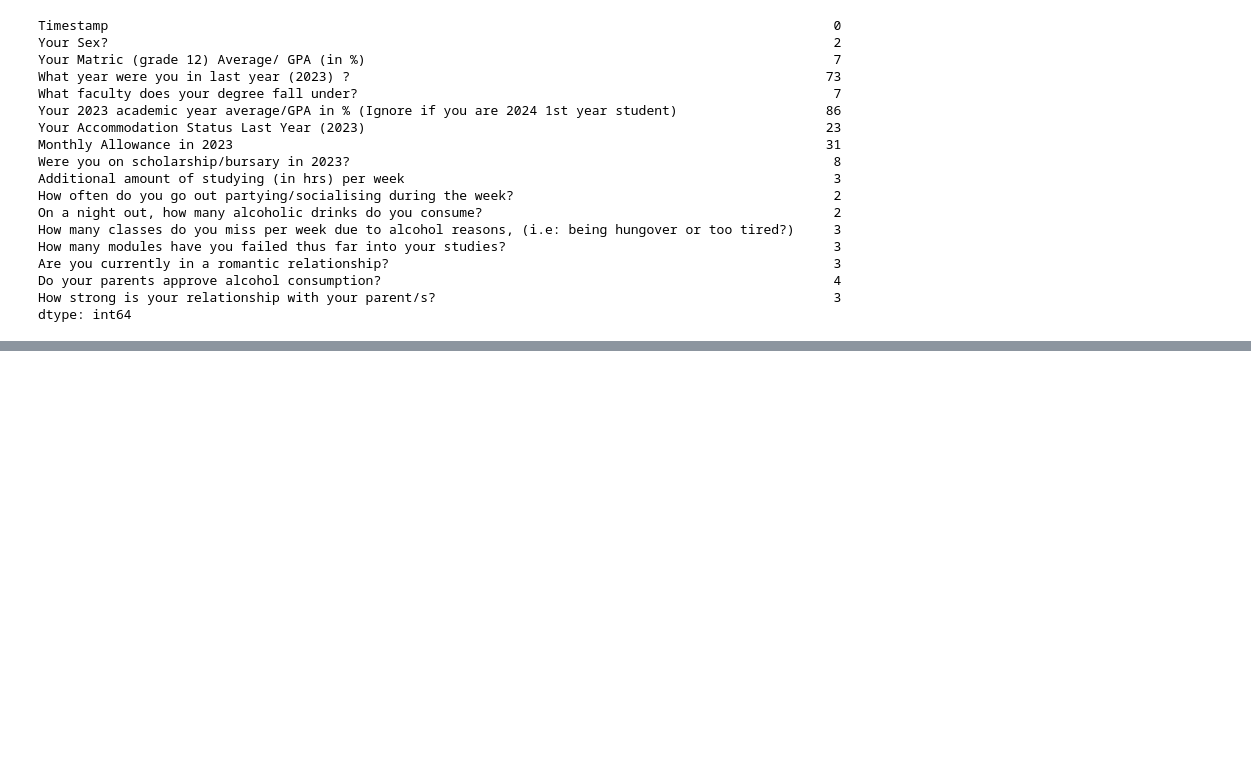
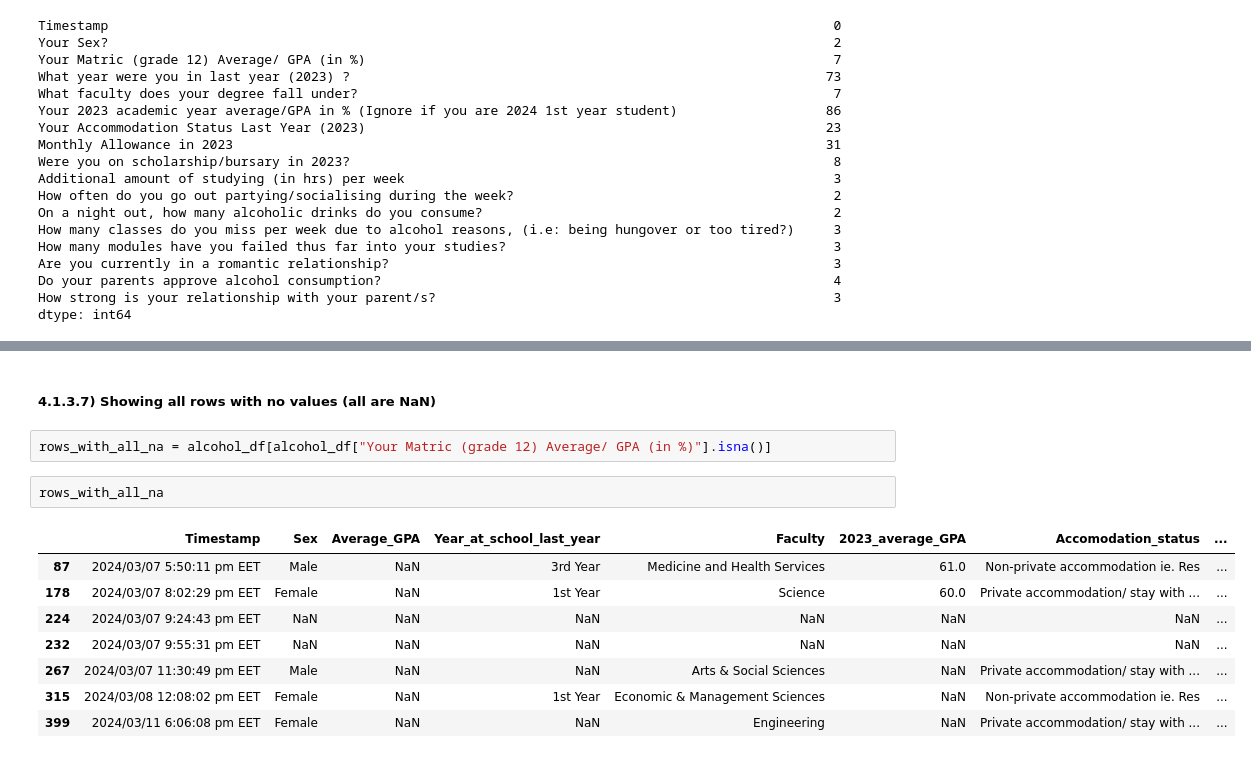
Before and after one commit to TRossen89/BI_MP_Assignments, a Jupyter notebook: MP1_Data_Ingestion_and_Wrangling.ipynb, the cells around one changed output, grey strips where cells are left out. Saved outputs shown, nothing was run; the diff lists cells and outputs as text; blank space fills up the shorter version.

```diff
--- a/MP1_Data_Ingestion_and_Wrangling.ipynb
+++ b/MP1_Data_Ingestion_and_Wrangling.ipynb
@@ -248,0 +305,15 @@ dtype: int64
+# %% [markdown]
+##### 4.1.3.7) Showing all rows with no values (all are NaN)
+# %%
+rows_with_all_na = alcohol_df[alcohol_df["Your Matric (grade 12) Average/ GPA (in %)"].isna()]
+# %%
+rows_with_all_na
+# %% [output]
+|  | Timestamp | Sex | Average_GPA | Year_at_school_last_year | Faculty | 2023_average_GPA | Accomodation_status | ... |
+| 87 | 2024/03/07 5:50:11 pm EET | Male | NaN | 3rd Year | Medicine and Health Services | 61.0 | Non-private accommodation ie. Res | ... |
+| 178 | 2024/03/07 8:02:29 pm EET | Female | NaN | 1st Year | Science | 60.0 | Private accommodation/ stay with ... | ... |
+| 224 | 2024/03/07 9:24:43 pm EET | NaN | NaN | NaN | NaN | NaN | NaN | ... |
+| 232 | 2024/03/07 9:55:31 pm EET | NaN | NaN | NaN | NaN | NaN | NaN | ... |
+| 267 | 2024/03/07 11:30:49 pm EET | Male | NaN | NaN | Arts & Social Sciences | NaN | Private accommodation/ stay with ... | ... |
+| 315 | 2024/03/08 12:08:02 pm EET | Female | NaN | 1st Year | Economic & Management Sciences | NaN | Non-private accommodation ie. Res | ... |
+| 399 | 2024/03/11 6:06:08 pm EET | Female | NaN | NaN | Engineering | NaN | Private accommodation/ stay with ... | ... |
```
Also changed, not shown: parts of 13 cells of this notebook.
